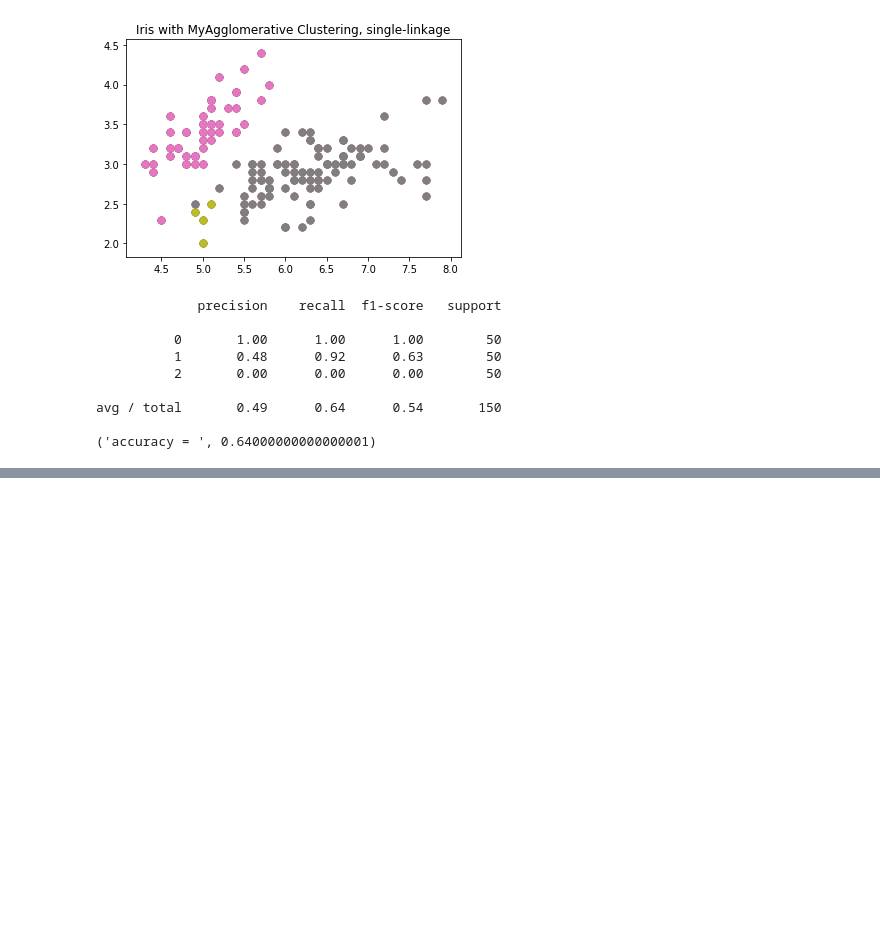
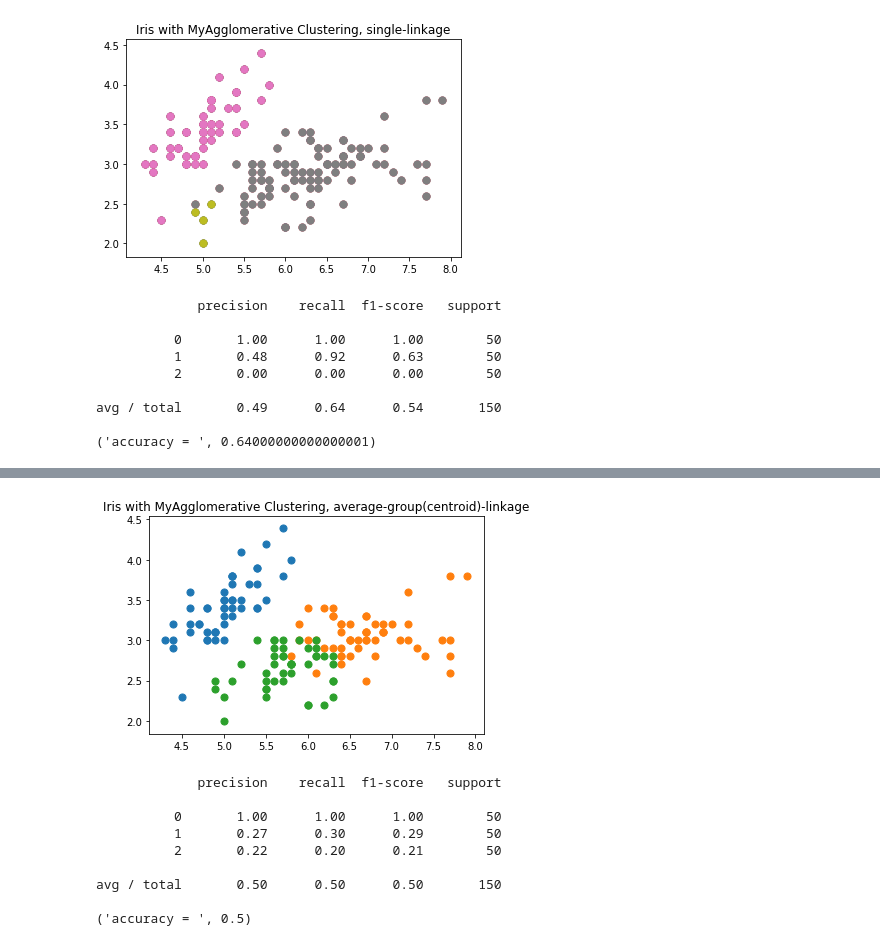
Before and after one commit to Vigasto/aggloCluster, a Jupyter notebook: AgglomerativeClustering.ipynb, the cells around one changed output, grey strips where cells are left out. Drawn from its saved outputs; the diff is of its cells as text; code cells hidden in the pictures; blank space fills up the shorter version.

```diff
--- a/AgglomerativeClustering.ipynb
+++ b/AgglomerativeClustering.ipynb
@@ -162,0 +134,24 @@ X.shape
+# %%
+clustering = MyAgglomerativeClustering(linkage="average-group")
+prediction = clustering.fit_predict(iris.data)
+
+plt.scatter(iris.data[prediction == 0, 0], iris.data[prediction == 0, 1], s=50)
+plt.scatter(iris.data[prediction == 1, 0], iris.data[prediction == 1, 1], s=50)
+plt.scatter(iris.data[prediction == 2, 0], iris.data[prediction == 2, 1], s=50)
+
+plt.title('Iris with MyAgglomerative Clustering, average-group(centroid)-linkage')
+plt.show()
+
+print(classification_report(iris.target, prediction))
+print('accuracy = ', accuracy_score(iris.target, prediction, normalize=True))
+# %% [output]
+[figure, added]
+             precision    recall  f1-score   support
+
+          0       1.00      1.00      1.00        50
+          1       0.27      0.30      0.29        50
+          2       0.22      0.20      0.21        50
+
+avg / total       0.50      0.50      0.50       150
+
+('accuracy = ', 0.5)
```
Also changed, not shown: parts of 10 cells of this notebook.
